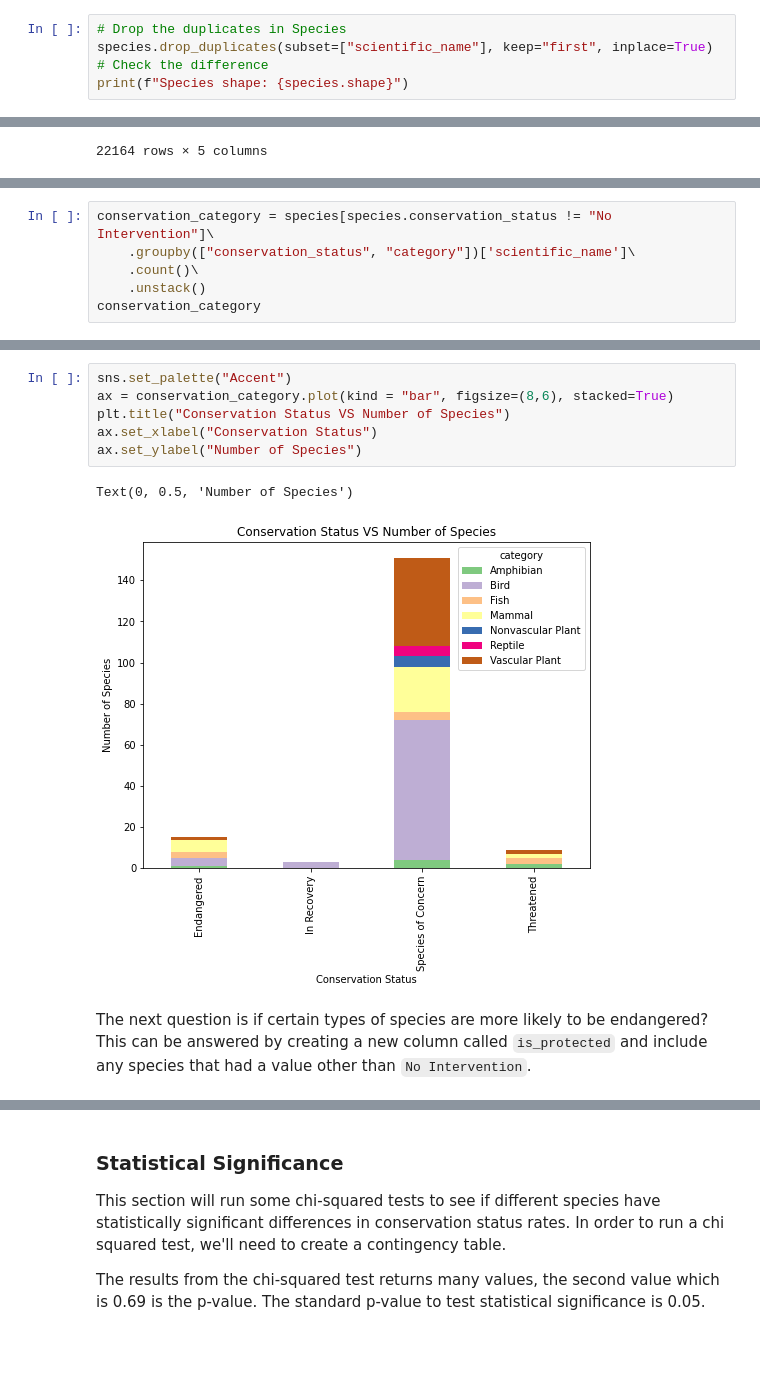
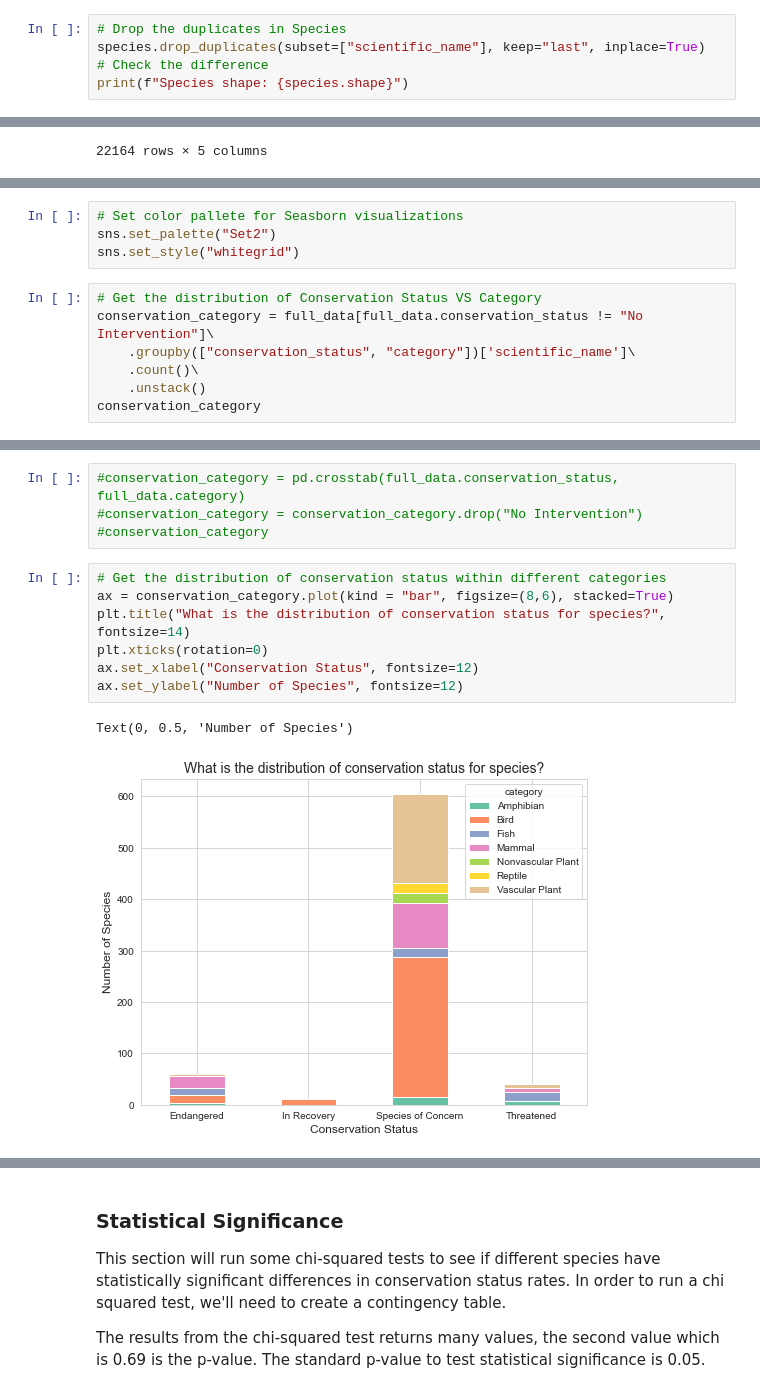
Before and after one commit to soyuz108/Visualization.-Biodiversity, a Jupyter notebook: viz_biodiversity.ipynb, the cells around one changed output, grey strips where cells are left out. Cells and saved outputs as stored; diff of their text form; blank space fills up the shorter version.

Commit message:
2 Qs answered, set a style

```diff
--- a/viz_biodiversity.ipynb
+++ b/viz_biodiversity.ipynb
@@ -85,7 +94,7 @@ species[species.scientific_name == "Puma concolor"]
 | 4451 | Mammal | Puma concolor | Mountain Lion | NaN |
 # %%
 # Drop the duplicates in Species
-species.drop_duplicates(subset=["scientific_name"], keep="first", inplace=True)
+species.drop_duplicates(subset=["scientific_name"], keep="last", inplace=True)
 # Check the difference
 print(f"Species shape: {species.shape}")
 # %% [output]
@@ -218,5 +223,10 @@ For those in the `Endangered` status, 7 were mammals and 4 were birds. In the `I
+# %%
+# Set color pallete for Seasborn visualizations
+sns.set_palette("Set2")
+sns.set_style("whitegrid")
 # %%
-conservation_category = species[species.conservation_status != "No Intervention"]\
+# Get the distribution of Conservation Status VS Category
+conservation_category = full_data[full_data.conservation_status != "No Intervention"]\
     .groupby(["conservation_status", "category"])['scientific_name']\
     .count()\
     .unstack()
@@ -231,11 +241,14 @@ conservation_category
+# %%
+#conservation_category = pd.crosstab(full_data.conservation_status, full_data.category)
+#conservation_category = conservation_category.drop("No Intervention")
+#conservation_category
 # %%
-sns.set_palette("Accent")
+# Get the distribution of conservation status within different categories
 ax = conservation_category.plot(kind = "bar", figsize=(8,6), stacked=True)
-plt.title("Conservation Status VS Number of Species")
-ax.set_xlabel("Conservation Status")
-ax.set_ylabel("Number of Species")
+plt.title("What is the distribution of conservation status for species?", fontsize=14)
+plt.xticks(rotation=0)
+ax.set_xlabel("Conservation Status", fontsize=12)
+ax.set_ylabel("Number of Species", fontsize=12)
 # %% [output]
 Text(0, 0.5, 'Number of Species')
-[figure, old version]
+[figure, new version]
-# %% [markdown]
-The next question is if certain types of species are more likely to be endangered? This can be answered by creating a new column called `is_protected` and include any species that had a value other than `No Intervention`.
```
Also changed, not shown: parts of 14 cells of this notebook.
